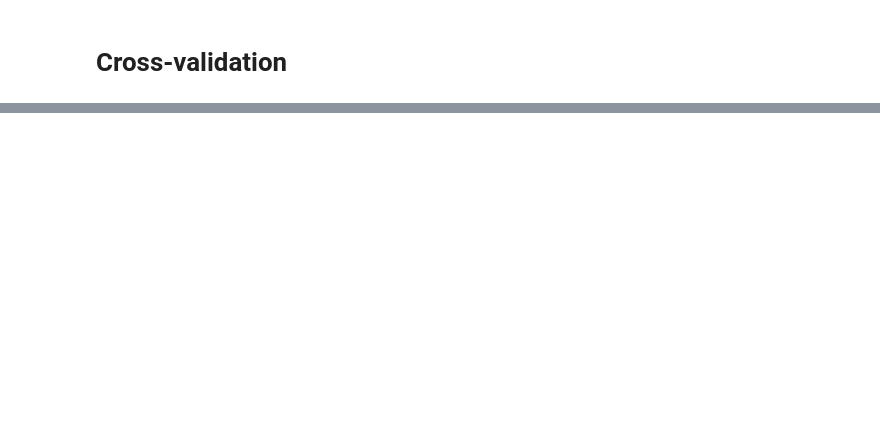
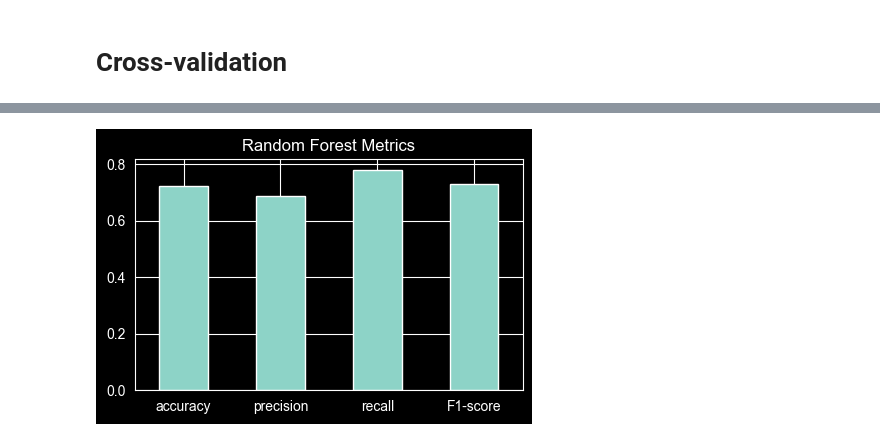
Before and after one commit to AronCalvert/Data-Mining, a Jupyter notebook: 03_classification.ipynb, the cells around one changed output, grey strips where cells are left out. Drawn from its saved outputs; the diff is of its cells as text; code cells hidden in the pictures; blank space fills up the shorter version.

```diff
--- a/03_classification.ipynb
+++ b/03_classification.ipynb
@@ -385,0 +472,25 @@ dtype: float32
+# %%
+def evaluate_model(X_test, y_test, model):
+    probabilities = model.predict_proba(X_test)[:, 1]
+
+    predicted = model.predict(X_test)
+
+    results = {
+        'confusion_matrix': confusion_matrix(y_test, predicted),
+        'accuracy': accuracy_score(y_test, predicted),
+        'precision': precision_score(y_test, predicted, zero_division=0),
+        'recall': recall_score(y_test, predicted, zero_division=0),
+        'f1': f1_score(y_test, predicted, zero_division=0)
+    }
+
+    fpr, tpr, _ = roc_curve(y_test, probabilities)
+    results['fpr'] = fpr
+    results['tpr'] = tpr
+    results['auc'] = auc(fpr, tpr)
+
+    prc_precision, prc_recall, _ = precision_recall_curve(y_test, probabilities)
+    results['prc_precision'] = prc_precision
+    results['prc_recall'] = prc_recall
+    results['ap'] = average_precision_score(y_test, probabilities)
+
+    return results
@@ -385,0 +499,2 @@ dtype: float32
+# %%
+test_results = evaluate_model(X_test, y_test, rf_best_model)
@@ -385,0 +530,8 @@ dtype: float32
+# %%
+metrics = np.array([test_results['accuracy'], test_results['precision'], test_results['recall'], test_results['f1']])
+index = ['accuracy', 'precision', 'recall', 'F1-score']
+df_metrics = pd.DataFrame({'Random Forest': metrics}, index=index)
+df_metrics.plot.bar(rot=0, figsize=(5, 3), legend=False, title='Random Forest Metrics')
+plt.show()
+# %% [output]
+[figure, added]
```
Also changed, not shown: parts of 60 cells of this notebook.
